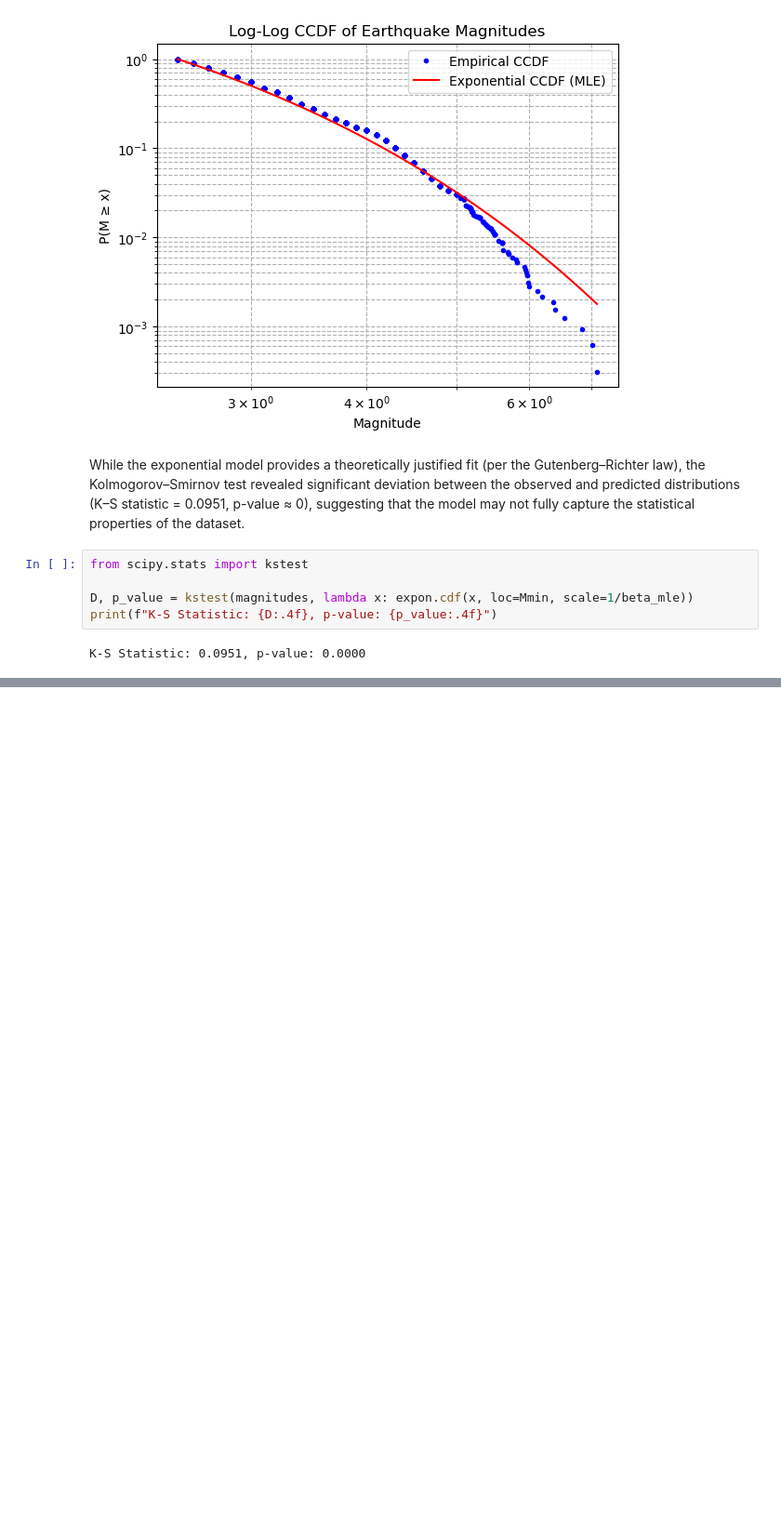
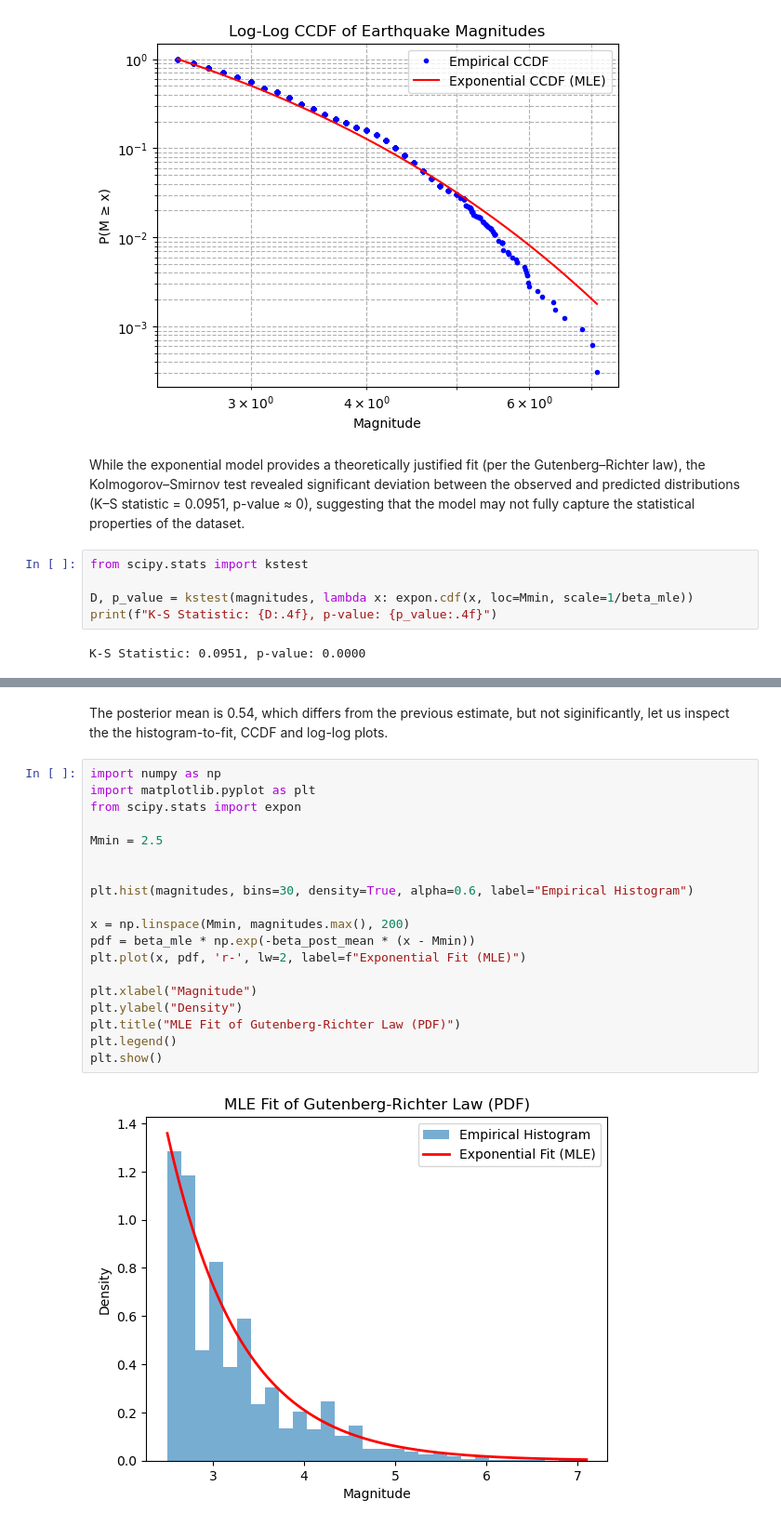
Before and after one commit to Luka-Radulovic/earthquake-statistical-analysis, a Jupyter notebook: earthquake-analysis.ipynb, the cells around one changed output, grey strips where cells are left out. Shown at 93% size. Drawn from its saved outputs; the diff is of its cells as text; blank space fills up the shorter version.

```diff
--- a/data_preprocessing.ipynb
+++ b/earthquake-analysis.ipynb
@@ -319,0 +340,23 @@ plt.show()
+# %% [markdown]
+The posterior mean is 0.54, which differs from the previous estimate, but not siginificantly, let us inspect the the histogram-to-fit, CCDF and log-log plots.
+# %%
+import numpy as np
+import matplotlib.pyplot as plt
+from scipy.stats import expon
+
+Mmin = 2.5
+
+
+plt.hist(magnitudes, bins=30, density=True, alpha=0.6, label="Empirical Histogram")
+
+x = np.linspace(Mmin, magnitudes.max(), 200)
+pdf = beta_mle * np.exp(-beta_post_mean * (x - Mmin))
+plt.plot(x, pdf, 'r-', lw=2, label=f"Exponential Fit (MLE)")
+
+plt.xlabel("Magnitude")
+plt.ylabel("Density")
+plt.title("MLE Fit of Gutenberg-Richter Law (PDF)")
+plt.legend()
+plt.show()
+# %% [output]
+[figure, added]
```
Also changed, not shown: parts of 19 cells of this notebook.
